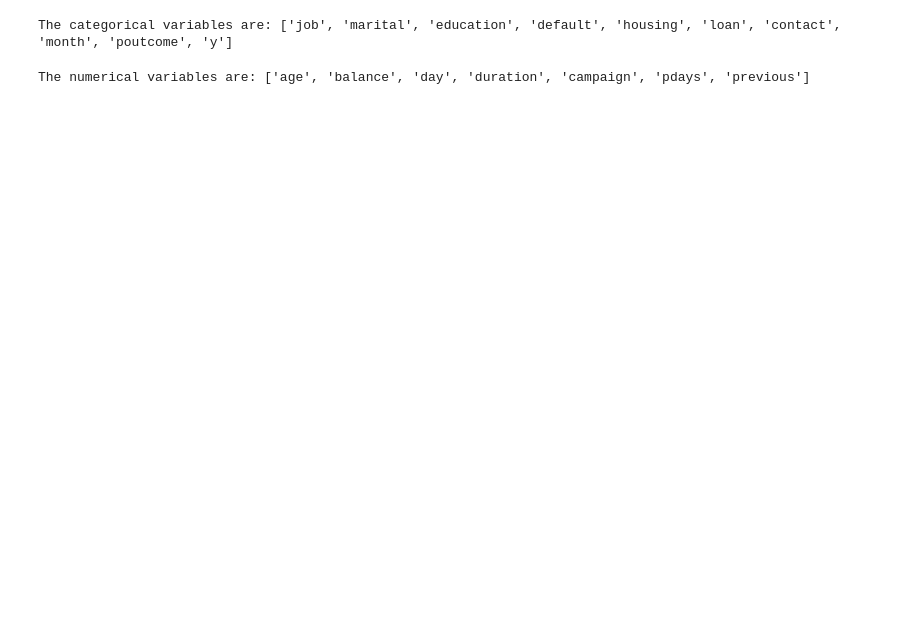
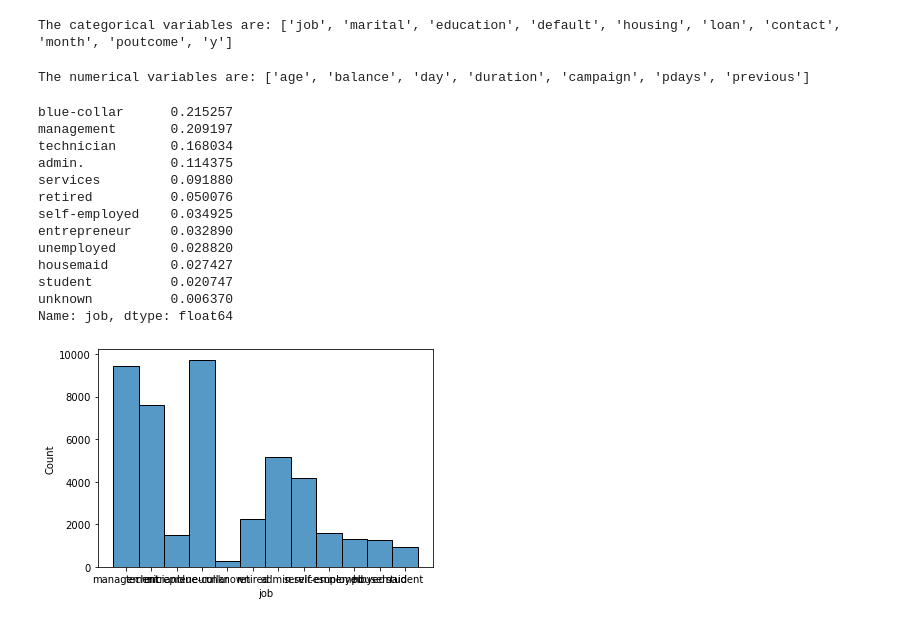
Before and after one commit to erin-vu/bank-marketing, a Jupyter notebook: Untitled.ipynb, the cells around one changed output. Cells and saved outputs as stored; diff of their text form; code cells hidden in the pictures; blank space fills up the shorter version.

```diff
--- a/Untitled.ipynb
+++ b/Untitled.ipynb
@@ -126,3 +138,20 @@ for col in df.columns:
 print(f'The numerical variables are: {numerical}')
 # %% [output]
 The numerical variables are: ['age', 'balance', 'day', 'duration', 'campaign', 'pdays', 'previous']
+# %%
+col_hist(df['job'])
+# %% [output]
+blue-collar      0.215257
+management       0.209197
+technician       0.168034
+admin.           0.114375
+services         0.091880
+retired          0.050076
+self-employed    0.034925
+entrepreneur     0.032890
+unemployed       0.028820
+housemaid        0.027427
+student          0.020747
+unknown          0.006370
+Name: job, dtype: float64
+[figure, added]
```
Also changed, not shown: parts of 9 cells of this notebook.
